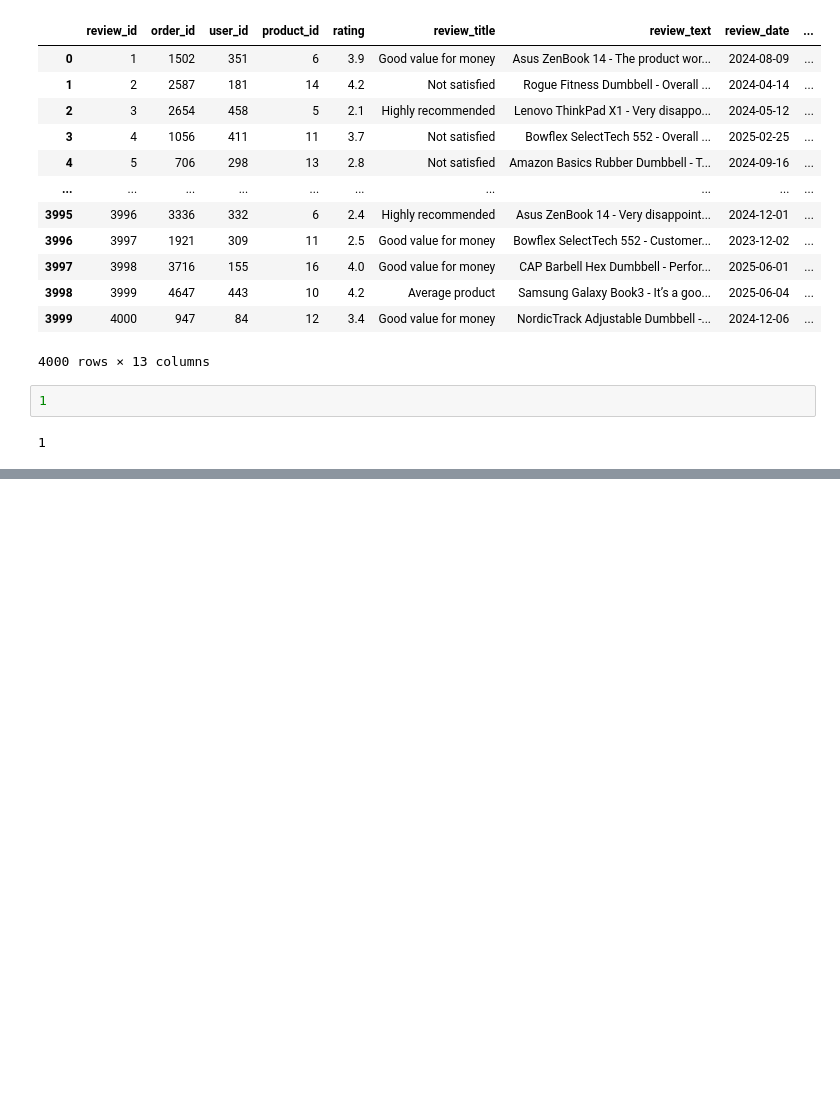
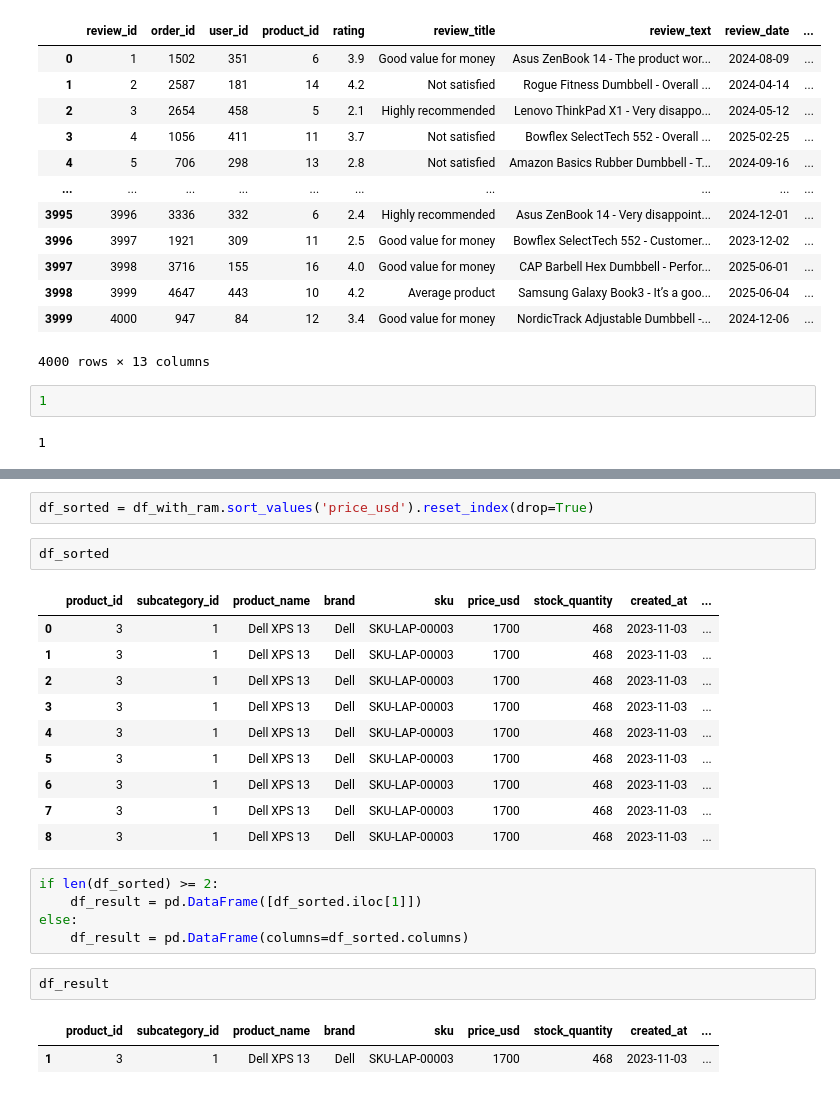
Before and after one commit to bhattacharjeeajay12/EAG_V1_CAPESTONE, a Jupyter notebook: dev_docs/data_quality_2.ipynb, the cells around one changed output, grey strips where cells are left out. Saved outputs shown, nothing was run; the diff lists cells and outputs as text; blank space fills up the shorter version.

```diff
--- a/dev_docs/data_quality_2.ipynb
+++ b/dev_docs/data_quality_2.ipynb
@@ -396,0 +455,25 @@ review_df
+# %%
+df_sorted = df_with_ram.sort_values('price_usd').reset_index(drop=True)
+# %%
+df_sorted
+# %% [output]
+|  | product_id | subcategory_id | product_name | brand | sku | price_usd | stock_quantity | created_at | ... |
+| 0 | 3 | 1 | Dell XPS 13 | Dell | SKU-LAP-00003 | 1700 | 468 | 2023-11-03 | ... |
+| 1 | 3 | 1 | Dell XPS 13 | Dell | SKU-LAP-00003 | 1700 | 468 | 2023-11-03 | ... |
+| 2 | 3 | 1 | Dell XPS 13 | Dell | SKU-LAP-00003 | 1700 | 468 | 2023-11-03 | ... |
+| 3 | 3 | 1 | Dell XPS 13 | Dell | SKU-LAP-00003 | 1700 | 468 | 2023-11-03 | ... |
+| 4 | 3 | 1 | Dell XPS 13 | Dell | SKU-LAP-00003 | 1700 | 468 | 2023-11-03 | ... |
+| 5 | 3 | 1 | Dell XPS 13 | Dell | SKU-LAP-00003 | 1700 | 468 | 2023-11-03 | ... |
+| 6 | 3 | 1 | Dell XPS 13 | Dell | SKU-LAP-00003 | 1700 | 468 | 2023-11-03 | ... |
+| 7 | 3 | 1 | Dell XPS 13 | Dell | SKU-LAP-00003 | 1700 | 468 | 2023-11-03 | ... |
+| 8 | 3 | 1 | Dell XPS 13 | Dell | SKU-LAP-00003 | 1700 | 468 | 2023-11-03 | ... |
+# %%
+if len(df_sorted) >= 2:
+    df_result = pd.DataFrame([df_sorted.iloc[1]])
+else:
+    df_result = pd.DataFrame(columns=df_sorted.columns)
+# %%
+df_result
+# %% [output]
+|  | product_id | subcategory_id | product_name | brand | sku | price_usd | stock_quantity | created_at | ... |
+| 1 | 3 | 1 | Dell XPS 13 | Dell | SKU-LAP-00003 | 1700 | 468 | 2023-11-03 | ... |
```
Also changed, not shown: parts of 12 cells of this notebook, 1 other file.
